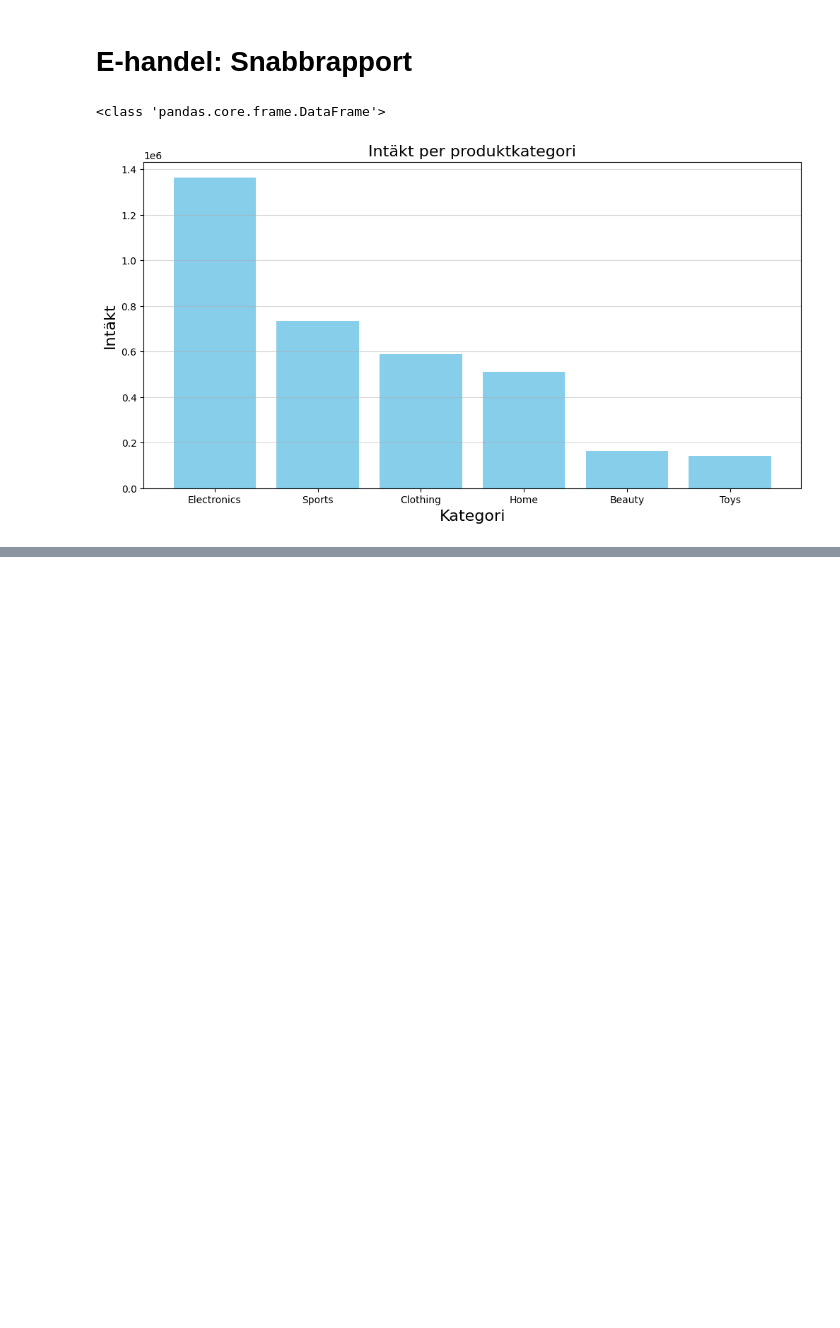
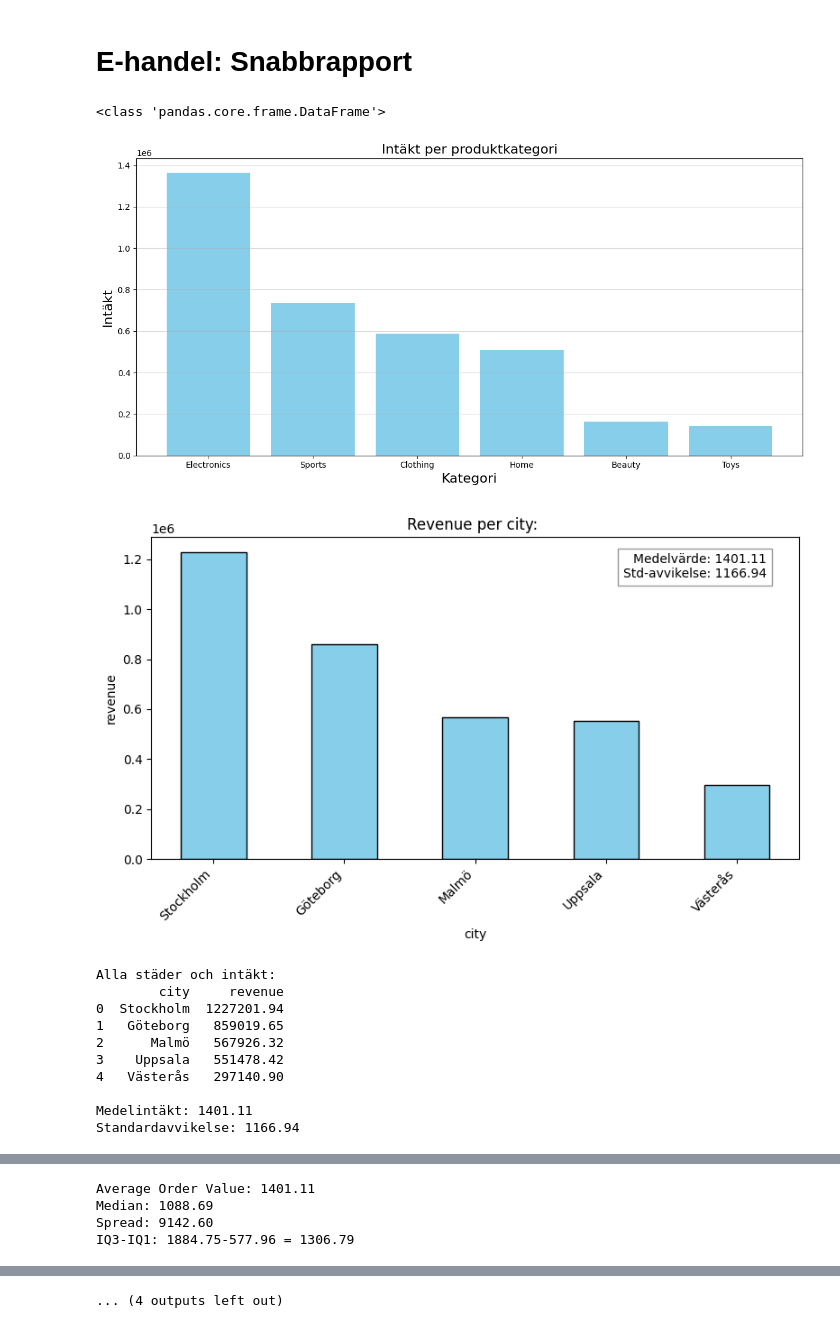
Before and after one commit to Miralem96/ehandel-grupp7, a Jupyter notebook: notebooks/report.ipynb, the cells around one changed output, grey strips where cells are left out. Saved outputs shown, nothing was run; the diff lists cells and outputs as text; code cells hidden in the pictures; blank space fills up the shorter version.

Commit message:
Merge branch 'main' of https://github.com/Miralem96/ehandel-grupp7 into feat/anarkolisbranch

```diff
--- a/notebooks/report.ipynb
+++ b/notebooks/report.ipynb
@@ -1,39 +1,21 @@
 # %% [markdown]
 # E-handel: Snabbrapport
-# %%
-
-# Importerar Python-modulerna sys och os
-# sys ger tillgång till systemrelaterade funktioner
-# os används för att hantera filer och mappar på datorn
-
-import sys, os
-sys.path.append(os.path.abspath('..'))
-
-import matplotlib.pyplot as mlp
-
-from src.io_utils import load_sales
-from src.metrics import revenue_by_category
-df = load_sales("../data/ecommerce_sales.csv")
-
-print(type(df))
-df.head()
-cat_rev = revenue_by_category(df)
-cat_rev.head()
-
-
-# stapeldiagram
-mlp.figure(figsize=(12, 6))
-mlp.bar(cat_rev["category"], cat_rev["revenue"], color='skyblue')
-
-# lägger till rubriker
-mlp.title("Intäkt per produktkategori", fontsize=16)
-mlp.xlabel("Kategori", fontsize=16)
-mlp.ylabel("Intäkt", fontsize=16)
-
-# rutnät
-mlp.grid(axis="y", linestyle="-", alpha=0.5)
-mlp.tight_layout()
-mlp.show()
-# %% [output]
-<class 'pandas.core.frame.DataFrame'>
-[figure, removed]
+# %%
+import sys, os
+sys.path.append(os.path.abspath("../src/"))
+from ecomerce import main
+main()
+# %% [output]
+<class 'pandas.core.frame.DataFrame'>
+[figure, added]
+[figure, added]
+Alla städer och intäkt:
+        city     revenue
+0  Stockholm  1227201.94
+1   Göteborg   859019.65
+2      Malmö   567926.32
+3    Uppsala   551478.42
+4   Västerås   297140.90
+
+Medelintäkt: 1401.11
+Standardavvikelse: 1166.94
@@ -39,0 +28,4 @@ mlp.show()
+Average Order Value: 1401.11
+Median: 1088.69
+Spread: 9142.60
+IQ3-IQ1: 1884.75-577.96 = 1306.79
@@ -39,0 +33 @@ mlp.show()
+... (4 outputs left out)
```
Also changed, not shown: parts of 2 cells of this notebook, 5 other files.
